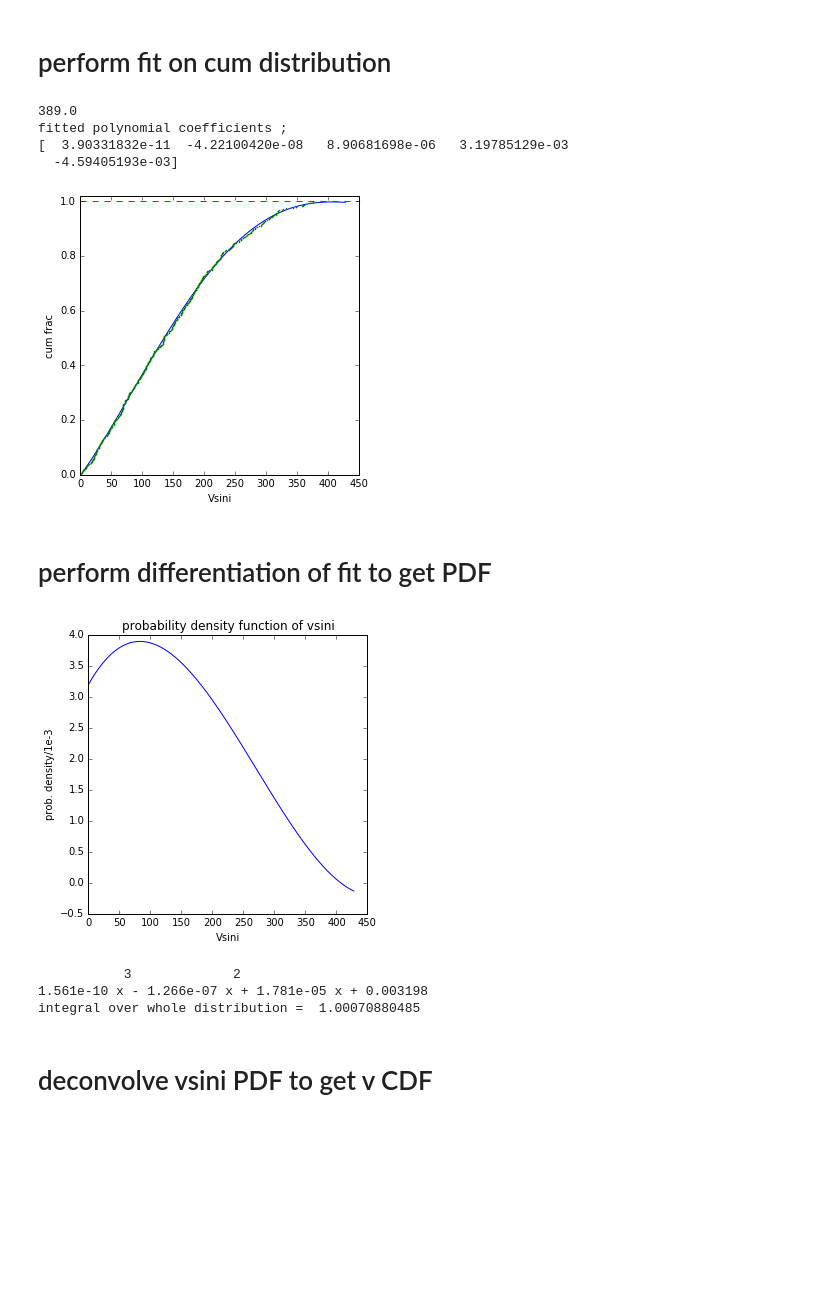
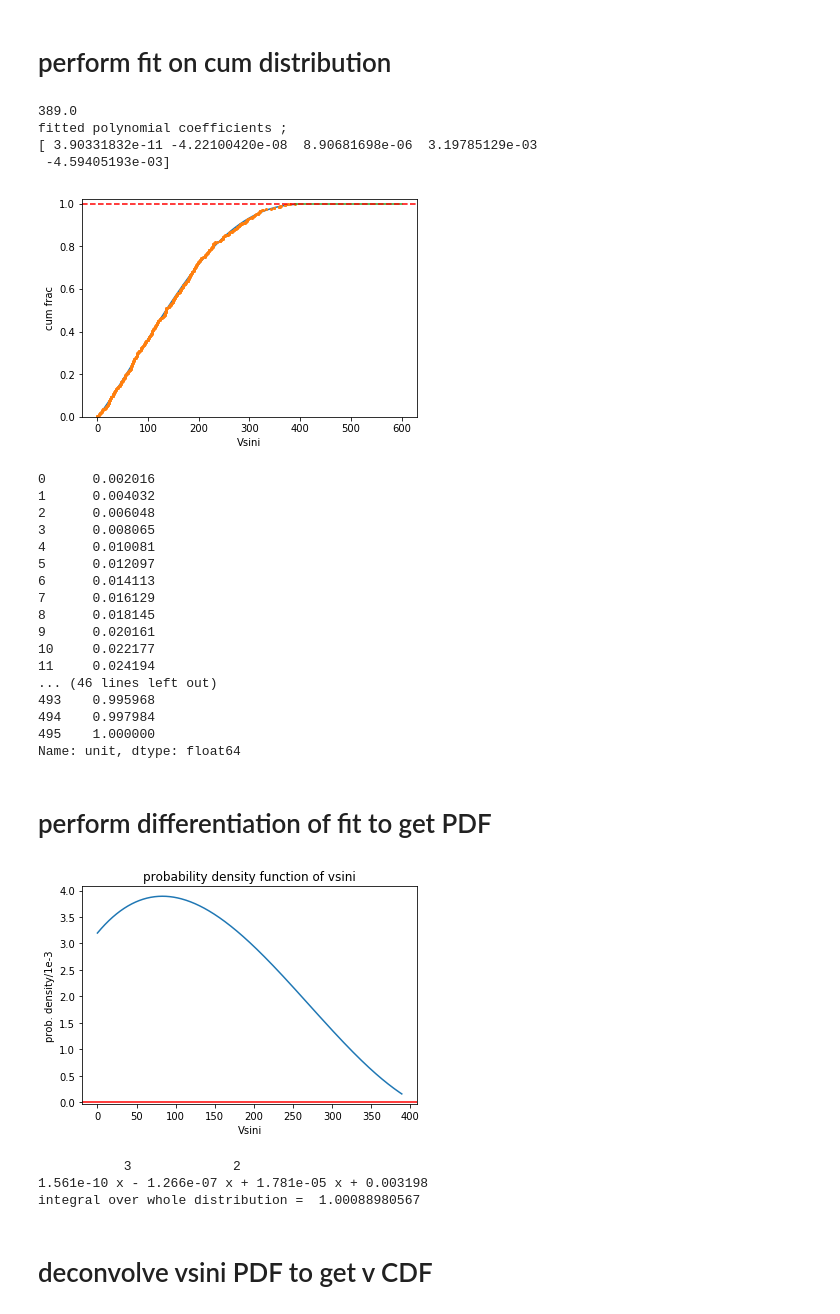
Before and after one commit to s6behast/internship, a Jupyter notebook: python_code/pop_synthesis/Rot-Dist-DeconvolverUPDATED.ipynb, the cells around one changed output. Saved outputs shown, nothing was run; the diff lists cells and outputs as text; code cells hidden in the pictures; blank space fills up the shorter version.

```diff
--- a/python_code/pop_synthesis/Rot-Dist-DeconvolverUPDATED.ipynb
+++ b/python_code/pop_synthesis/Rot-Dist-DeconvolverUPDATED.ipynb
@@ -92,16 +93,19 @@ max vsini =  389.0
 # perform fit on cum distribution #
 # %%
 #4th order polynomial fit to cum data
+%matplotlib inline
 p4=np.poly1d(np.polyfit(df['vsini'], q, 4))
 
 print df['vsini'].max()
 
-x_vals=np.linspace(0,1.1*df['vsini'].max(),400)
+x_vals=np.linspace(0,df['vsini'].max(),400)
 
 print "fitted polynomial coefficients ; \n" , p4.c
 
 plt.plot(x_vals, p4(x_vals))
-plt.plot(df['vsini'], q, '.', markersize=2)
+plt.plot(df['vsini'], q, '.', markersize=4)
+plt.plot(tail_vals, p_tail(tail_vals))
+
 plt.axhline(1, color='r', linestyle='--')
 
 
@@ -109,6 +113,11 @@ plt.ylim(0,1.02)
 plt.ylabel('cum frac')
 plt.xlabel('Vsini')
 plt.show()
+
+p_tail=np.poly1d(1)
+
+tail_vals= np.linspace(x_vals[-1], 600, 100)
+print q
 # %% [output]
 389.0
 fitted polynomial coefficients ;
@@ -117,7 +126,26 @@ fitted polynomial coefficients ;
-[figure, old version]
+[figure, new version]
+0      0.002016
+1      0.004032
+2      0.006048
+3      0.008065
+4      0.010081
+5      0.012097
+6      0.014113
+7      0.016129
+8      0.018145
+9      0.020161
+10     0.022177
+11     0.024194
+... (46 lines left out)
+493    0.995968
+494    0.997984
+495    1.000000
+Name: unit, dtype: float64
 # %% [markdown]
 # perform differentiation of fit to get PDF #
 # %%
+%matplotlib inline
+
 #differentiate polynomial object
 Pdf_vsini = np.polyder(p4)
 
@@ -127,6 +155,7 @@ plt.plot(x_vals, Pdf_vsini(x_vals)/1e-3)
 plt.title("probability density function of vsini")
 plt.ylabel('prob. density/1e-3')
 plt.xlabel('Vsini')
+plt.axhline(0, color='r')
 plt.show()
 
 print Pdf_vsini
@@ -136,10 +165,10 @@ print Pdf_vsini
 
 print "integral over whole distribution = ",integrate.quad( Pdf_vsini, 0, x_vals.max())[0]
 # %% [output]
-[figure, old version]
+[figure, new version]
            3             2
 1.561e-10 x - 1.266e-07 x + 1.781e-05 x + 0.003198
-integral over whole distribution =  1.00070880485
+integral over whole distribution =  1.00088980567
 # %% [markdown]
 # deconvolve vsini PDF to get v CDF #
 # %%
```
Also changed, not shown: parts of 13 cells of this notebook, 4 other files.
